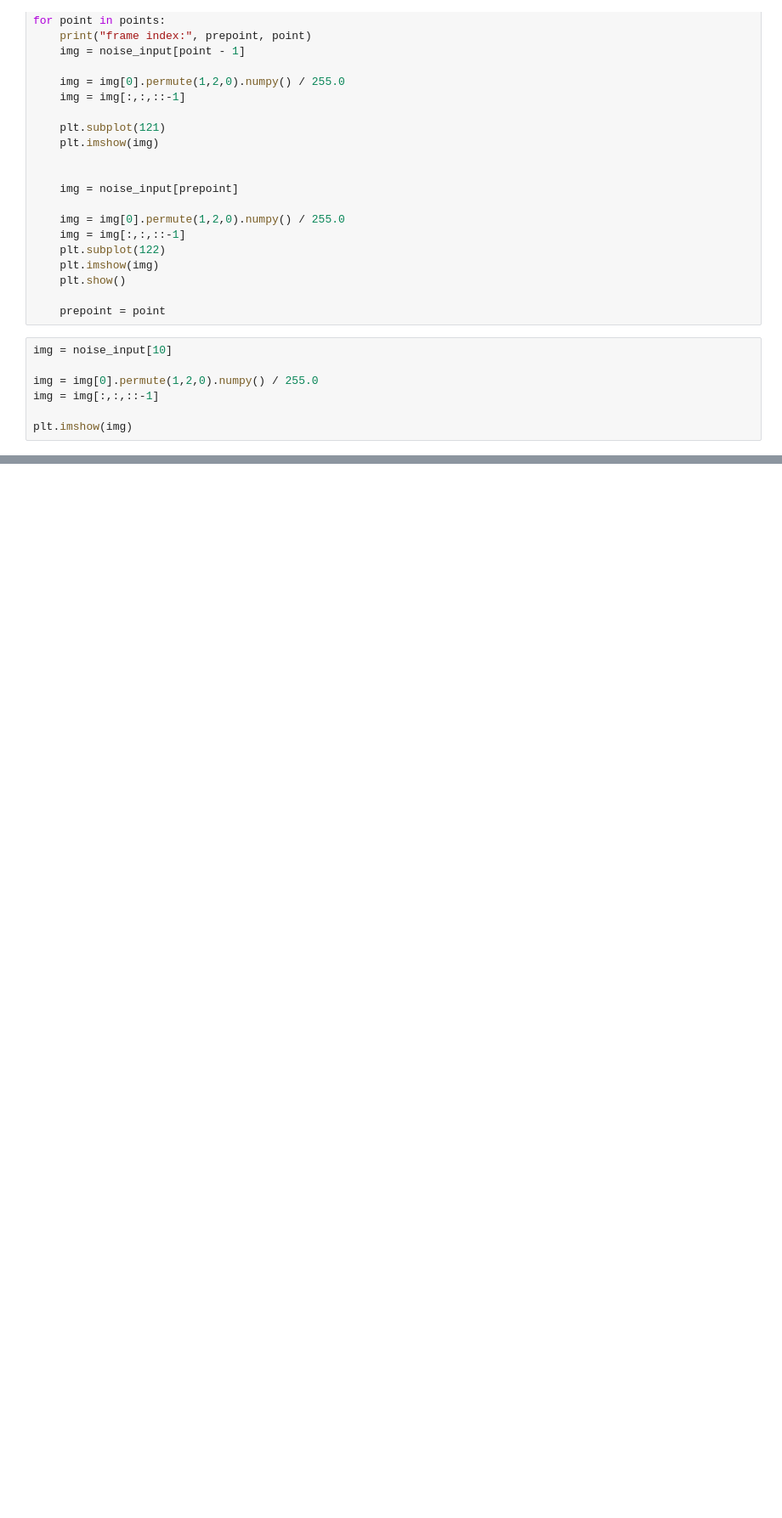
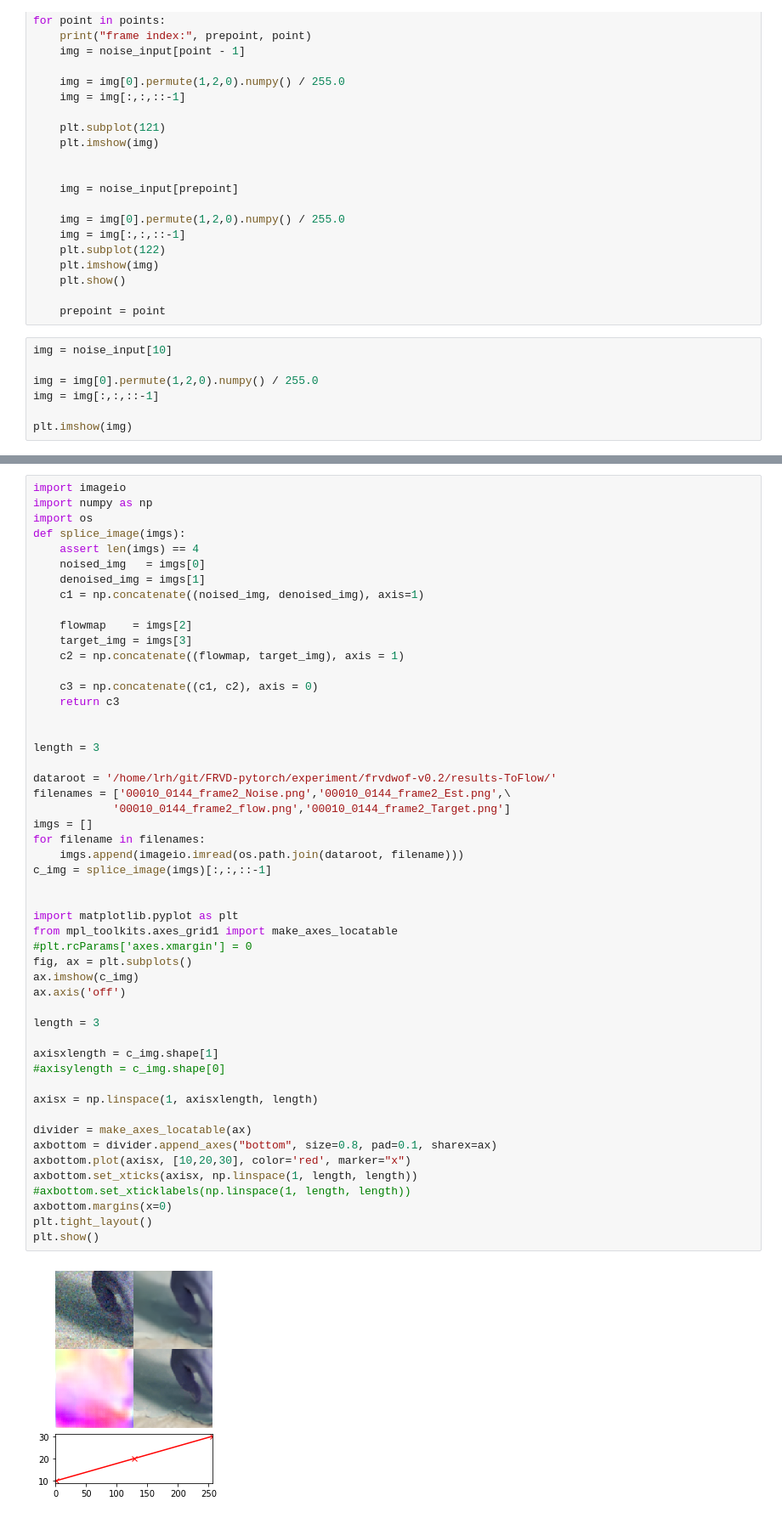
Before and after one commit to selous123/denosing-pytorch, a Jupyter notebook: test_code.ipynb, the cells around one changed output, grey strips where cells are left out. Shown: that part at 85% size. Cells and saved outputs as stored; diff of their text form; blank space fills up the shorter version.

Commit message:
modify test to generate spliced images

```diff
--- a/test_code.ipynb
+++ b/test_code.ipynb
@@ -587,0 +594,53 @@ tensor([[[[  0.,  18.,  29.,  ...,  43.,  29.,  21.],
+# %%
+import imageio
+import numpy as np
+import os
+def splice_image(imgs):
+    assert len(imgs) == 4
+    noised_img   = imgs[0]
+    denoised_img = imgs[1]
+    c1 = np.concatenate((noised_img, denoised_img), axis=1)
+
+    flowmap    = imgs[2]
+    target_img = imgs[3]
+    c2 = np.concatenate((flowmap, target_img), axis = 1)
+
+    c3 = np.concatenate((c1, c2), axis = 0)
+    return c3
+
+
+length = 3
+
+dataroot = '/home/lrh/git/FRVD-pytorch/experiment/frvdwof-v0.2/results-ToFlow/'
+filenames = ['00010_0144_frame2_Noise.png','00010_0144_frame2_Est.png',\
+            '00010_0144_frame2_flow.png','00010_0144_frame2_Target.png']
+imgs = []
+for filename in filenames:
+    imgs.append(imageio.imread(os.path.join(dataroot, filename)))
+c_img = splice_image(imgs)[:,:,::-1]
+
+
+import matplotlib.pyplot as plt
+from mpl_toolkits.axes_grid1 import make_axes_locatable
+#plt.rcParams['axes.xmargin'] = 0
+fig, ax = plt.subplots()
+ax.imshow(c_img)
+ax.axis('off')
+
+length = 3
+
+axisxlength = c_img.shape[1]
+#axisylength = c_img.shape[0]
+
+axisx = np.linspace(1, axisxlength, length)
+
+divider = make_axes_locatable(ax)
+axbottom = divider.append_axes("bottom", size=0.8, pad=0.1, sharex=ax)
+axbottom.plot(axisx, [10,20,30], color='red', marker="x")
+axbottom.set_xticks(axisx, np.linspace(1, length, length))
+#axbottom.set_xticklabels(np.linspace(1, length, length))
+axbottom.margins(x=0)
+plt.tight_layout()
+plt.show()
+# %% [output]
+[figure, added]
```
Also changed, not shown: parts of 3 cells of this notebook, 6 other files.
